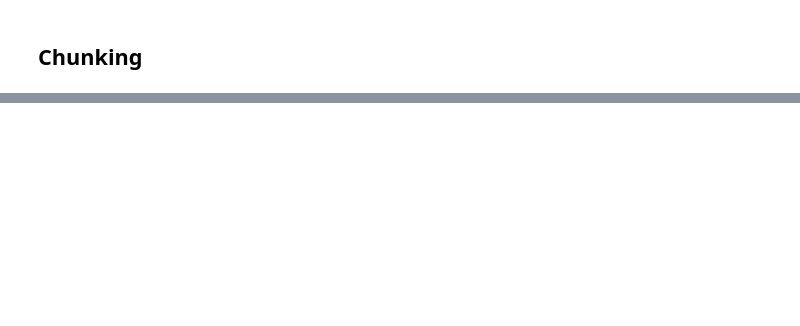
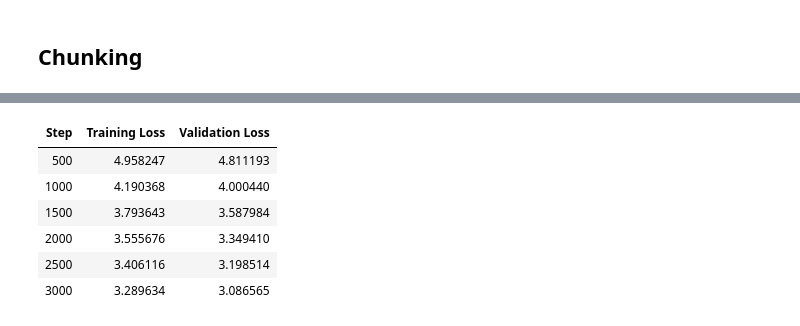
Before and after one commit to duc25519/chess-transformer-project, a Jupyter notebook: code/no-more-running.ipynb, the cells around one changed output, grey strips where cells are left out. Drawn from its saved outputs; the diff is of its cells as text; code cells hidden in the pictures; blank space fills up the shorter version.

```diff
--- a/code/no-more-running.ipynb
+++ b/code/no-more-running.ipynb
@@ -19,5 +30,11 @@ We use the Lichess UCI dataset: https://huggingface.co/datasets/austindavis/lich
 # %%
 from datasets import load_dataset, Dataset, DatasetDict
+import json
+
+# Load configuration from centralized config.json
+with open("config.json", "r") as file:
+    config = json.load(file)
+    print(config)
 
 ds = load_dataset("austindavis/lichess-uci", "201505")["train"]
 
@@ -34,4 +51,4 @@ final_splits = {
 }
 
 ds = DatasetDict(final_splits)
-ds
+# ds
@@ -92,7 +94,7 @@ def clean_transcript(sample):
         "Number of Moves": num_moves
     }
 
-ds = ds.map(clean_transcript, batched=True, num_proc=3, desc="Cleaning transcripts")
+ds = ds.map(clean_transcript, batched=True, num_proc=4, desc="Cleaning transcripts")
 ds["train"][0]
 # %% [output]
 {'Event': 'Rated Bullet tournament https://lichess.org/tournament/MJHHFtgM',
@@ -249,8 +255,7 @@ tokenize_fn = make_tokenize_fn(token2id, TERM_MAP)
 ds = ds.map(
     tokenize_fn,
     batched=True,
-    batch_size=10_000,
-    num_proc=3,       # Kaggle gives you multiple cores
+    # batch_size=10_000,
+    num_proc=4,       # Kaggle gives you multiple cores
     desc="Tokenizing"
 )
-ds
@@ -410,0 +477,69 @@ Test split kept as-is: 106,878 games
+# %%
+# 1. Chunk the datasets (if not done yet)
+
+from dataclasses import dataclass
+from transformers import TrainingArguments, Trainer
+from typing import List, Dict, Any
+import torch
+import json
+
+# Load config
+with open("config.json", "r") as f:
+    config = json.load(f)
+
+# 2. Collator
+@dataclass
+class FixedLengthCollator:
+    def __call__(self, examples: List[Dict[str, Any]]) -> Dict[str, torch.Tensor]:
+        input_ids = torch.tensor(
+            [ex["input_ids"] for ex in examples],
+            dtype=torch.long
+        )
+        return {
+            "input_ids": input_ids,
+            "labels":    input_ids.clone(),
+        }
+
+collator = FixedLengthCollator()
+# collator = FixedLengthCollator()
+
+# 3. Trainer - load training arguments from config.json
+
+training_args = TrainingArguments(
+    output_dir                  = "/kaggle/working/chess_gpt",
+    num_train_epochs            = config["training"]["num_epochs"],
+    per_device_train_batch_size = config["training"]["per_device_train_batch_size"],
+    per_device_eval_batch_size  = config["training"]["per_device_eval_batch_size"],
+    fp16                        = config["training"]["fp16"],
+    learning_rate               = config["training"]["learning_rate"],
+    weight_decay                = config["training"]["weight_decay"],
+    adam_beta1                  = config["training"]["adam_beta1"],
+    adam_beta2                  = config["training"]["adam_beta2"],
+    max_grad_norm               = config["training"]["max_grad_norm"],
+    lr_scheduler_type           = config["training"]["lr_scheduler_type"],
+    warmup_steps                = config["training"]["warmup_steps"],
+    eval_strategy               = "steps",
+    eval_steps                  = 500,
+    save_strategy               = "steps",
+    save_steps                  = 500,
+    save_total_limit            = 3,
+    load_best_model_at_end      = True,
+    metric_for_best_model       = "eval_loss",
+    greater_is_better           = False,
+    logging_steps               = 50,
+    report_to                   = "none",
+    dataloader_num_workers      = 2,
+    seed                        = 42,
+)
+
+trainer = Trainer(
+    model         = model,
+    args          = training_args,
+    train_dataset = train_chunked,
+    eval_dataset  = val_chunked,
+    data_collator = collator,
+    processing_class = hf_tokenizer
+)
+
+trainer.train()
+# %% [output]
@@ -410,0 +552,7 @@ Test split kept as-is: 106,878 games
+| Step | Training Loss | Validation Loss |
+| 500 | 4.958247 | 4.811193 |
+| 1000 | 4.190368 | 4.000440 |
+| 1500 | 3.793643 | 3.587984 |
+| 2000 | 3.555676 | 3.349410 |
+| 2500 | 3.406116 | 3.198514 |
+| 3000 | 3.289634 | 3.086565 |
```
Also changed, not shown: parts of 31 cells of this notebook, 10 other files.
